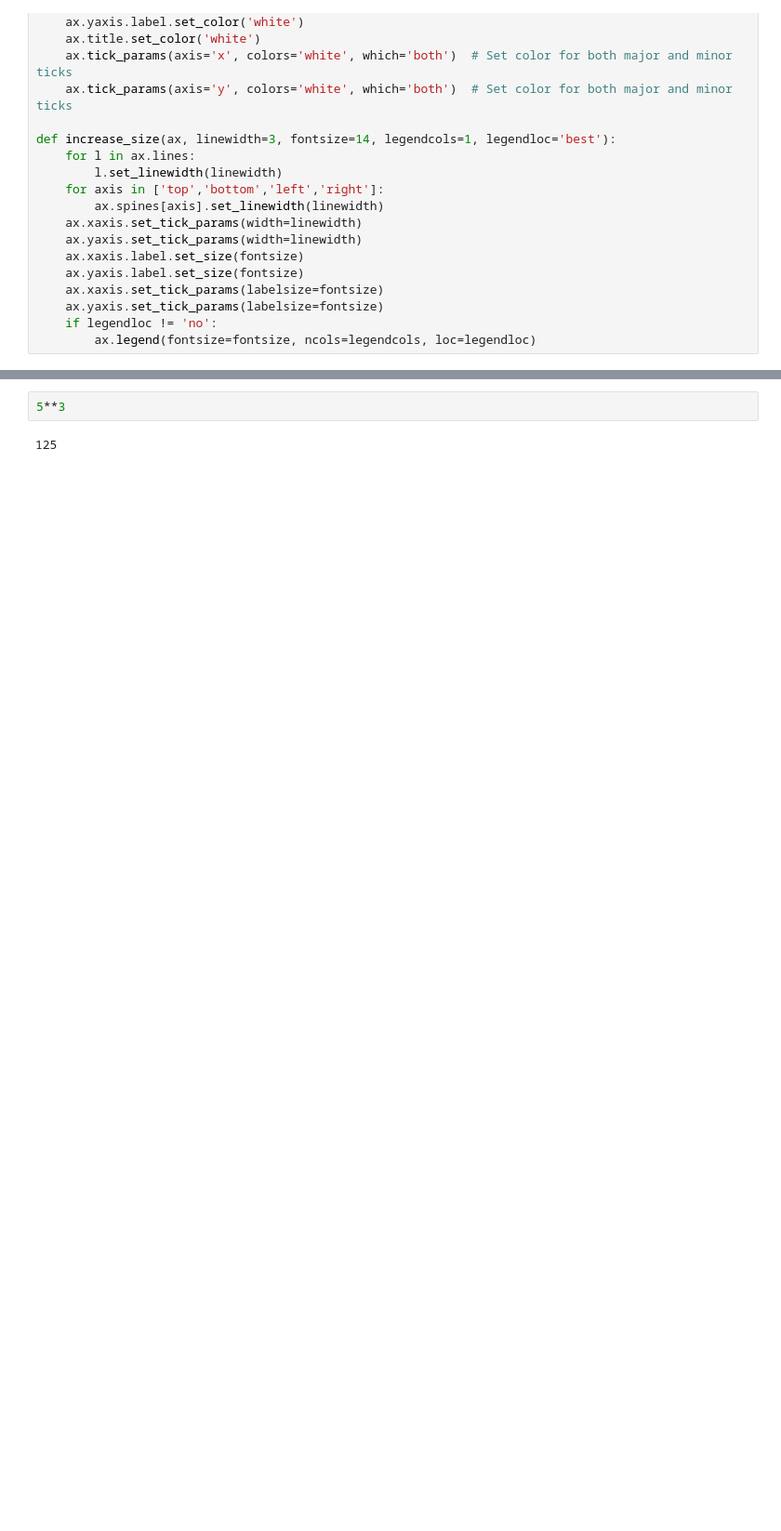
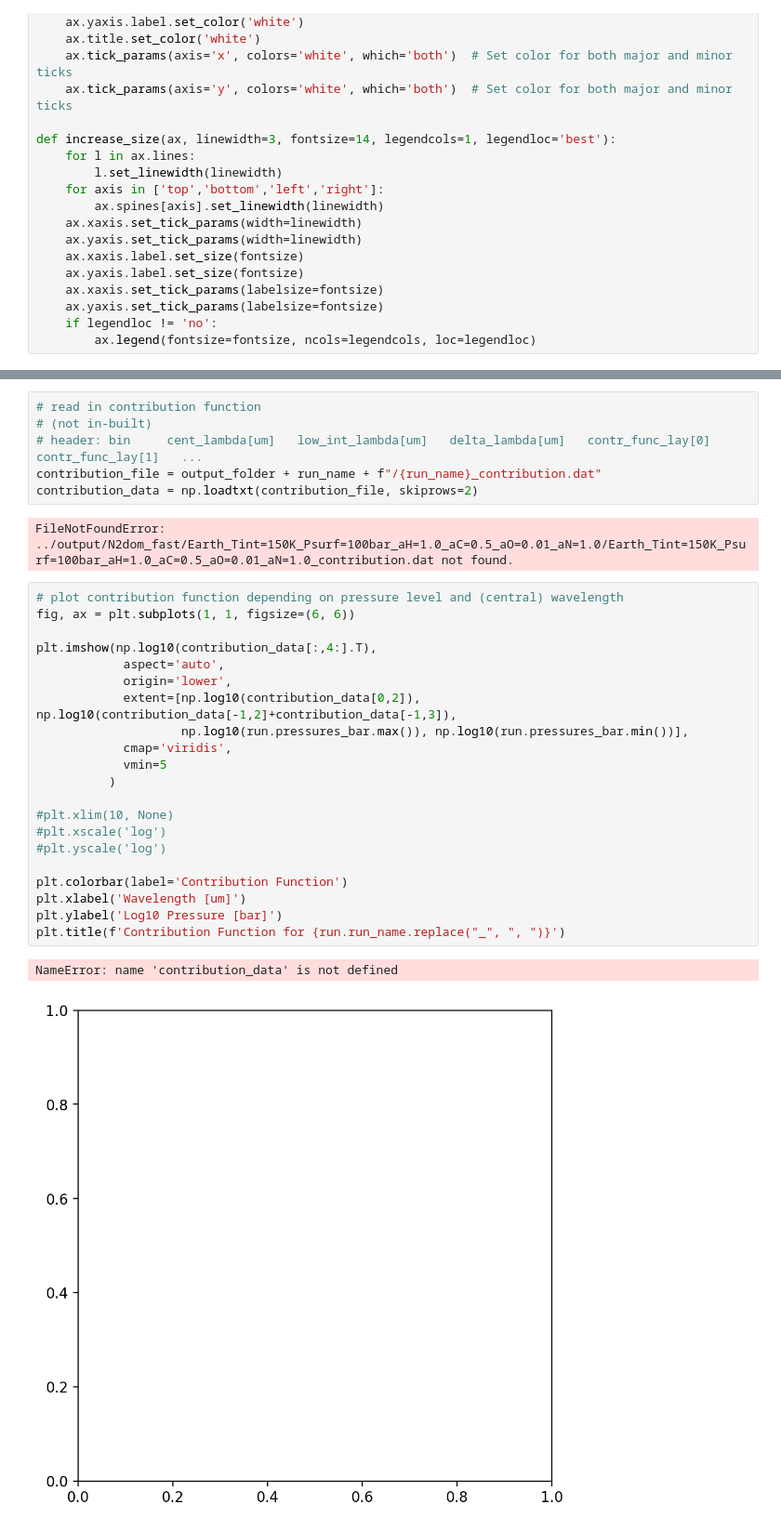
Before and after one commit to DavidDahlbudding/chelio, a Jupyter notebook: analyze/1_IndividualRun.ipynb, the cells around one changed output, grey strips where cells are left out. Shown at 93% size. Saved outputs shown, nothing was run; the diff lists cells and outputs as text; blank space fills up the shorter version.

```diff
--- a/analyze/1_IndividualRun.ipynb
+++ b/analyze/1_IndividualRun.ipynb
@@ -287,4 +284,32 @@ plt.show()
-# %%
-5**3
-# %% [output]
-125
+# %%
+# read in contribution function
+# (not in-built)
+# header: bin     cent_lambda[um]   low_int_lambda[um]   delta_lambda[um]   contr_func_lay[0]   contr_func_lay[1]   ...
+contribution_file = output_folder + run_name + f"/{run_name}_contribution.dat"
+contribution_data = np.loadtxt(contribution_file, skiprows=2)
+# %% [output]
+FileNotFoundError: ../output/N2dom_fast/Earth_Tint=150K_Psurf=100bar_aH=1.0_aC=0.5_aO=0.01_aN=1.0/Earth_Tint=150K_Psurf=100bar_aH=1.0_aC=0.5_aO=0.01_aN=1.0_contribution.dat not found.
+# %%
+# plot contribution function depending on pressure level and (central) wavelength
+fig, ax = plt.subplots(1, 1, figsize=(6, 6))
+
+plt.imshow(np.log10(contribution_data[:,4:].T),
+            aspect='auto',
+            origin='lower',
+            extent=[np.log10(contribution_data[0,2]), np.log10(contribution_data[-1,2]+contribution_data[-1,3]),
+                    np.log10(run.pressures_bar.max()), np.log10(run.pressures_bar.min())],
+            cmap='viridis',
+            vmin=5
+          )
+
+#plt.xlim(10, None)
+#plt.xscale('log')
+#plt.yscale('log')
+
+plt.colorbar(label='Contribution Function')
+plt.xlabel('Wavelength [um]')
+plt.ylabel('Log10 Pressure [bar]')
+plt.title(f'Contribution Function for {run.run_name.replace("_", ", ")}')
+# %% [output]
+NameError: name 'contribution_data' is not defined
+[figure, added]
```
Also changed, not shown: parts of 8 cells of this notebook, 6 other files.
